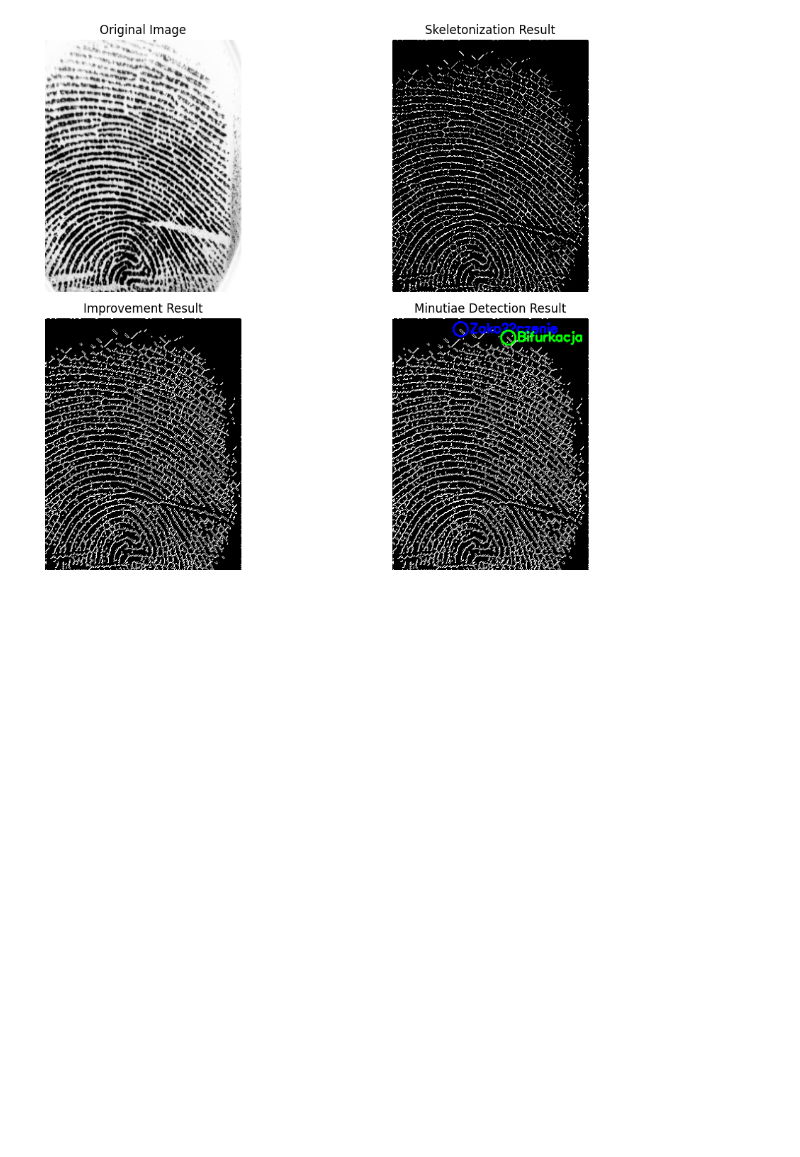
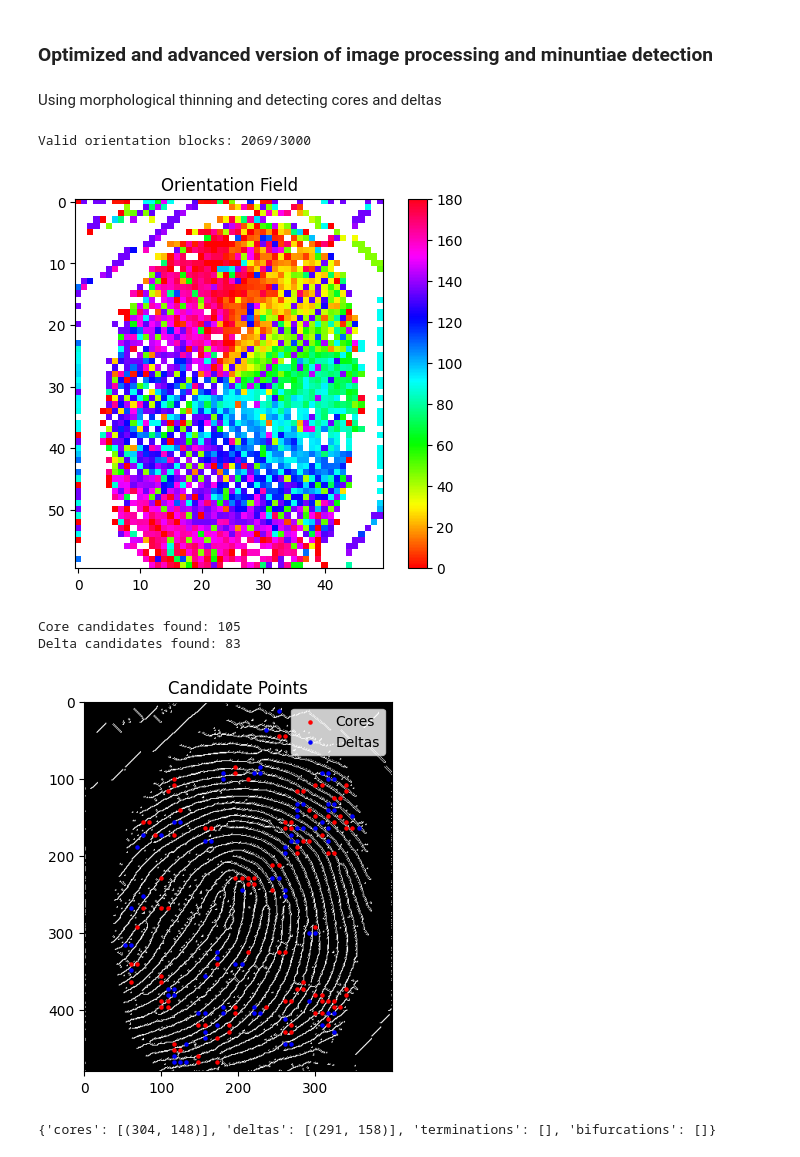
Before and after one commit to kowalskihubert/Biometric-Fingerprint-Recognition, a Jupyter notebook: app.ipynb, the cells around one changed output. Saved outputs shown, nothing was run; the diff lists cells and outputs as text; code cells hidden in the pictures; blank space fills up the shorter version.

```diff
--- a/app.ipynb
+++ b/app.ipynb
@@ -116,32 +148,50 @@ Enhanced thinned image saved to data/example2_thinned_enhanced.bmp
+# %% [markdown]
+### Optimized and advanced version of image processing and minuntiae detection
+# %% [markdown]
+Using morphological thinning and detecting cores and deltas
 # %%
-test_image = cv2.imread("data/example2.bmp", cv2.IMREAD_GRAYSCALE)
+test_image = cv2.imread("data/fingerprint_01.png", cv2.IMREAD_GRAYSCALE)
 skeleton_result = morphological_skeletonization(test_image,100)
 
 improvement_result = connect_broken_fingerprint_ridges(skeleton_result)
 
-data_minutiae = detect_minutiae(improvement_result,border_margin=10,select_one_of_each_type=True)
+# data_minutiae = improved_detect_minutiae(improvement_result,border_margin=20, min_distance = 50, min_ridge_length=10)
+
+# data_minutiae = detect_minutiae(improvement_result,border_margin=20, min_distance = 90)
+block_size = 8
+eps = 3*block_size
+data_minutiae = detect_cores_deltas(improvement_result,
+                                    cluster_eps=eps,
+                                    block_size=block_size,
+                                    debug=True)
 # Draw detected minutiae on the image
-resut_minutiae = draw_minutiae(improvement_result, data_minutiae,show_labels=True,marker_radius=10,font_scale=0.6, line_thickness=2)
+print(data_minutiae)
+resut_minutiae = improved_draw_minutiae(improvement_result, data_minutiae,show_labels=True)
 
 #print original, skeleton result, improvement result and minutiae result
 plt.figure(figsize=(12, 8))
 plt.subplot(2, 2, 1)
 plt.imshow(test_image, cmap='gray')
 plt.title('Original Image')
 plt.axis('off')
 plt.subplot(2, 2, 2)
 plt.imshow(skeleton_result, cmap='gray')
 plt.title('Skeletonization Result')
 plt.axis('off')
 plt.subplot(2, 2, 3)
 plt.imshow(improvement_result, cmap='gray')
 plt.title('Improvement Result')
 plt.axis('off')
 plt.subplot(2, 2, 4)
 plt.imshow(resut_minutiae, cmap='gray')
 plt.title('Minutiae Detection Result')
 plt.axis('off')
 plt.tight_layout()
 plt.show()
 # %% [output]
+Valid orientation blocks: 2069/3000
-[figure, old version]
+[figure, new version]
+Core candidates found: 105
+Delta candidates found: 83
+[figure, added]
+{'cores': [(304, 148)], 'deltas': [(291, 158)], 'terminations': [], 'bifurcations': []}
```
Also changed, not shown: parts of 13 cells of this notebook, 13 other files.
